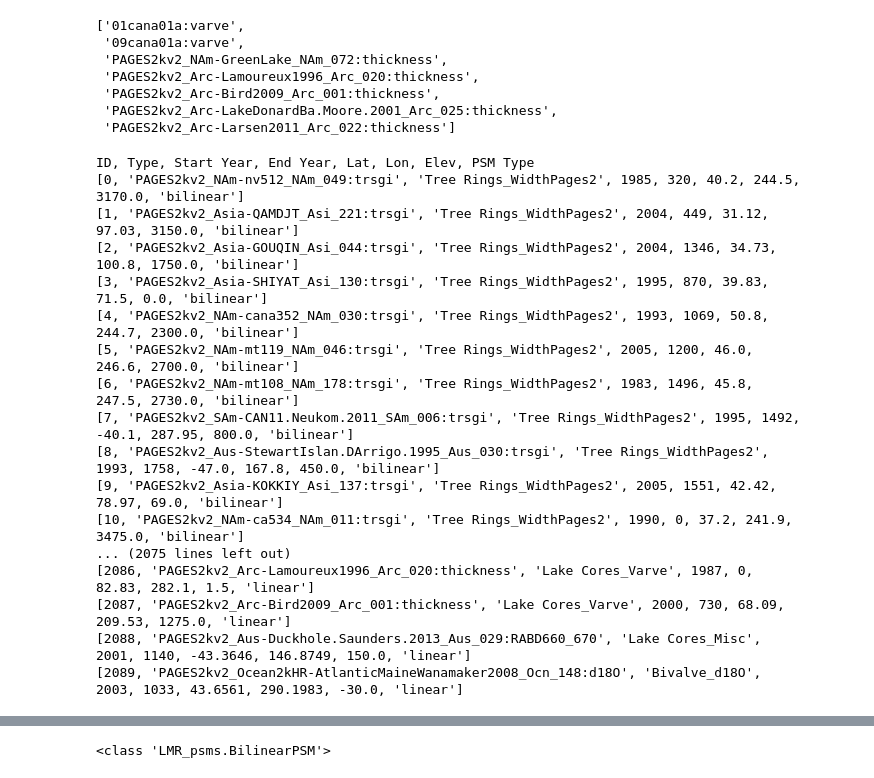
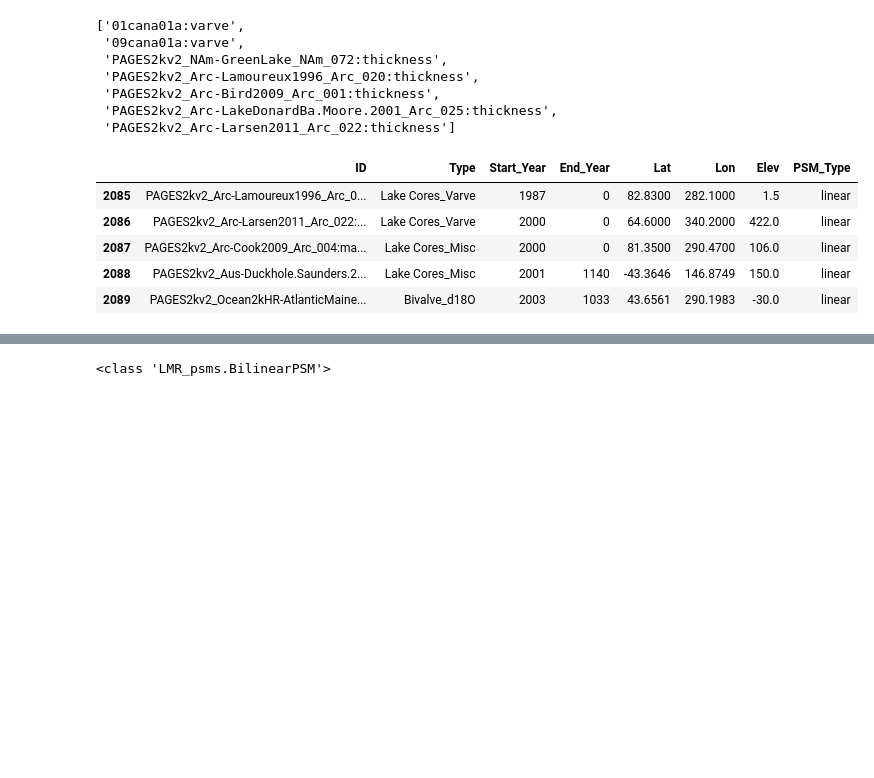
Before and after one commit to carriemorrill/Paleo-Instrumental-Blending, a Jupyter notebook: Last Millennium Reanalysis Quickstart Code.ipynb, the cells around one changed output, grey strips where cells are left out. Cells and saved outputs as stored; diff of their text form; code cells hidden in the pictures; blank space fills up the shorter version.

```diff
--- a/Last Millennium Reanalysis Quickstart Code.ipynb
+++ b/Last Millennium Reanalysis Quickstart Code.ipynb
@@ -108,27 +106,16 @@ prox_manager.all_ids_by_group['Lake Cores_Varve']
  'PAGES2kv2_Arc-Larsen2011_Arc_022:thickness']
 # %%
 # FYI: how to see proxy metadata
-print("ID, Type, Start Year, End Year, Lat, Lon, Elev, PSM Type")
+df = pd.DataFrame(columns = ['ID', 'Type', 'Start_Year', 'End_Year', 'Lat', 'Lon', 'Elev', 'PSM_Type'])
 for i, pobj in enumerate(prox_manager.sites_assim_proxy_objs()):
-    meta = [i,pobj.id,pobj.type,pobj.start_yr,pobj.end_yr,pobj.lat,pobj.lon,pobj.elev,pobj.psm_obj.psm_key]
-    print(meta,sep=",")
+    df.loc[i] = [pobj.id,pobj.type,pobj.start_yr,pobj.end_yr,pobj.lat,pobj.lon,pobj.elev,pobj.psm_obj.psm_key]
+df.tail()
 # %% [output]
-ID, Type, Start Year, End Year, Lat, Lon, Elev, PSM Type
-[0, 'PAGES2kv2_NAm-nv512_NAm_049:trsgi', 'Tree Rings_WidthPages2', 1985, 320, 40.2, 244.5, 3170.0, 'bilinear']
-[1, 'PAGES2kv2_Asia-QAMDJT_Asi_221:trsgi', 'Tree Rings_WidthPages2', 2004, 449, 31.12, 97.03, 3150.0, 'bilinear']
-[2, 'PAGES2kv2_Asia-GOUQIN_Asi_044:trsgi', 'Tree Rings_WidthPages2', 2004, 1346, 34.73, 100.8, 1750.0, 'bilinear']
-[3, 'PAGES2kv2_Asia-SHIYAT_Asi_130:trsgi', 'Tree Rings_WidthPages2', 1995, 870, 39.83, 71.5, 0.0, 'bilinear']
-[4, 'PAGES2kv2_NAm-cana352_NAm_030:trsgi', 'Tree Rings_WidthPages2', 1993, 1069, 50.8, 244.7, 2300.0, 'bilinear']
-[5, 'PAGES2kv2_NAm-mt119_NAm_046:trsgi', 'Tree Rings_WidthPages2', 2005, 1200, 46.0, 246.6, 2700.0, 'bilinear']
-[6, 'PAGES2kv2_NAm-mt108_NAm_178:trsgi', 'Tree Rings_WidthPages2', 1983, 1496, 45.8, 247.5, 2730.0, 'bilinear']
-[7, 'PAGES2kv2_SAm-CAN11.Neukom.2011_SAm_006:trsgi', 'Tree Rings_WidthPages2', 1995, 1492, -40.1, 287.95, 800.0, 'bilinear']
-[8, 'PAGES2kv2_Aus-StewartIslan.DArrigo.1995_Aus_030:trsgi', 'Tree Rings_WidthPages2', 1993, 1758, -47.0, 167.8, 450.0, 'bilinear']
-[9, 'PAGES2kv2_Asia-KOKKIY_Asi_137:trsgi', 'Tree Rings_WidthPages2', 2005, 1551, 42.42, 78.97, 69.0, 'bilinear']
-[10, 'PAGES2kv2_NAm-ca534_NAm_011:trsgi', 'Tree Rings_WidthPages2', 1990, 0, 37.2, 241.9, 3475.0, 'bilinear']
-... (2075 lines left out)
-[2086, 'PAGES2kv2_Arc-Lamoureux1996_Arc_020:thickness', 'Lake Cores_Varve', 1987, 0, 82.83, 282.1, 1.5, 'linear']
-[2087, 'PAGES2kv2_Arc-Bird2009_Arc_001:thickness', 'Lake Cores_Varve', 2000, 730, 68.09, 209.53, 1275.0, 'linear']
-[2088, 'PAGES2kv2_Aus-Duckhole.Saunders.2013_Aus_029:RABD660_670', 'Lake Cores_Misc', 2001, 1140, -43.3646, 146.8749, 150.0, 'linear']
-[2089, 'PAGES2kv2_Ocean2kHR-AtlanticMaineWanamaker2008_Ocn_148:d18O', 'Bivalve_d18O', 2003, 1033, 43.6561, 290.1983, -30.0, 'linear']
+|  | ID | Type | Start_Year | End_Year | Lat | Lon | Elev | PSM_Type |
+| 2085 | PAGES2kv2_Arc-Lamoureux1996_Arc_0... | Lake Cores_Varve | 1987 | 0 | 82.8300 | 282.1000 | 1.5 | linear |
+| 2086 | PAGES2kv2_Arc-Larsen2011_Arc_022:... | Lake Cores_Varve | 2000 | 0 | 64.6000 | 340.2000 | 422.0 | linear |
+| 2087 | PAGES2kv2_Arc-Cook2009_Arc_004:ma... | Lake Cores_Misc | 2000 | 0 | 81.3500 | 290.4700 | 106.0 | linear |
+| 2088 | PAGES2kv2_Aus-Duckhole.Saunders.2... | Lake Cores_Misc | 2001 | 1140 | -43.3646 | 146.8749 | 150.0 | linear |
+| 2089 | PAGES2kv2_Ocean2kHR-AtlanticMaine... | Bivalve_d18O | 2003 | 1033 | 43.6561 | 290.1983 | -30.0 | linear |
 # %%
 # FYI: how to print proxy values for one site
```
Also changed, not shown: parts of 5 cells of this notebook.
